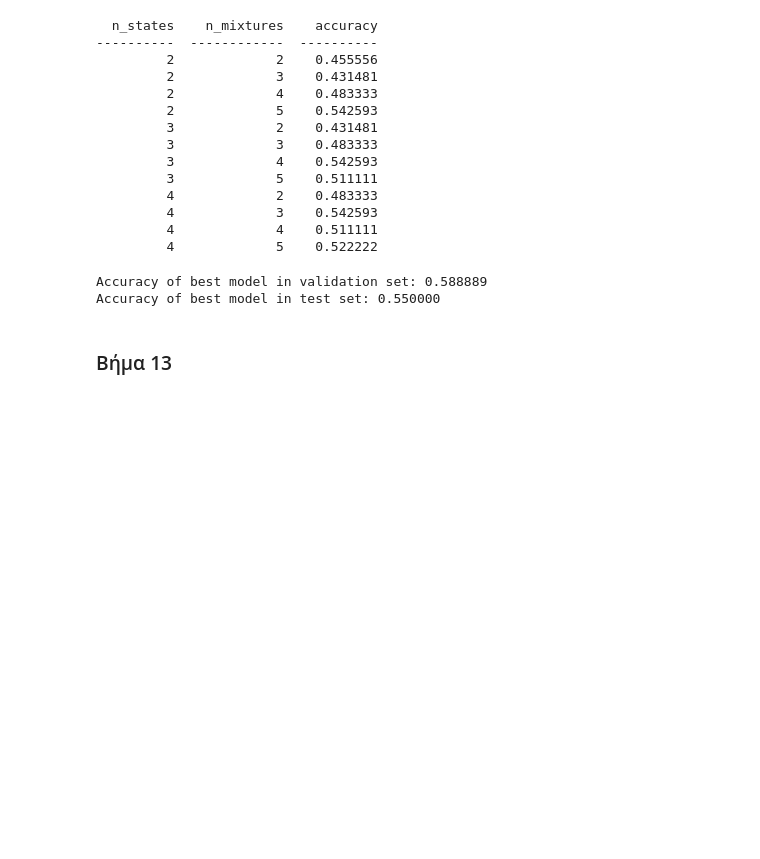
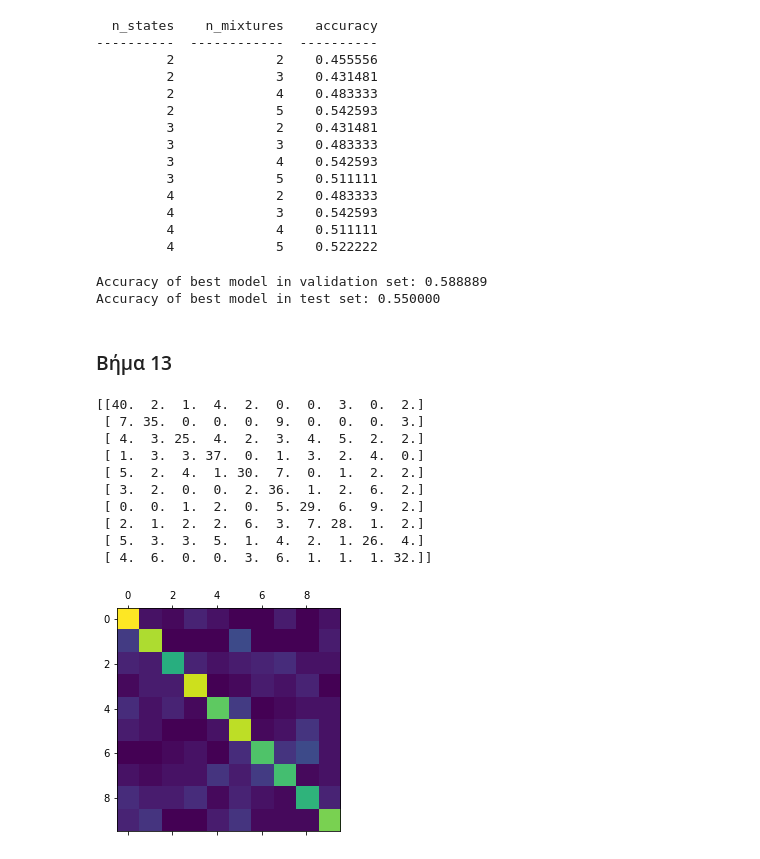
Before and after one commit to JasonChatzitheodorou/PatRec, a Jupyter notebook: Lab2/PatRec_Lab2.ipynb, the cells around one changed output. Drawn from its saved outputs; the diff is of its cells as text; code cells hidden in the pictures; blank space fills up the shorter version.

```diff
--- a/Lab2/PatRec_Lab2.ipynb
+++ b/Lab2/PatRec_Lab2.ipynb
@@ -457,3 +458,19 @@ Accuracy of best model in validation set: 0.588889
 Accuracy of best model in test set: 0.550000
 # %% [markdown]
 ### Βήμα 13
+# %%
+print(cm_val)
+plt.matshow(cm_val)
+plt.show()
+# %% [output]
+[[40.  2.  1.  4.  2.  0.  0.  3.  0.  2.]
+ [ 7. 35.  0.  0.  0.  9.  0.  0.  0.  3.]
+ [ 4.  3. 25.  4.  2.  3.  4.  5.  2.  2.]
+ [ 1.  3.  3. 37.  0.  1.  3.  2.  4.  0.]
+ [ 5.  2.  4.  1. 30.  7.  0.  1.  2.  2.]
+ [ 3.  2.  0.  0.  2. 36.  1.  2.  6.  2.]
+ [ 0.  0.  1.  2.  0.  5. 29.  6.  9.  2.]
+ [ 2.  1.  2.  2.  6.  3.  7. 28.  1.  2.]
+ [ 5.  3.  3.  5.  1.  4.  2.  1. 26.  4.]
+ [ 4.  6.  0.  0.  3.  6.  1.  1.  1. 32.]]
+[figure, added]
```
Also changed, not shown: parts of 7 cells of this notebook.
